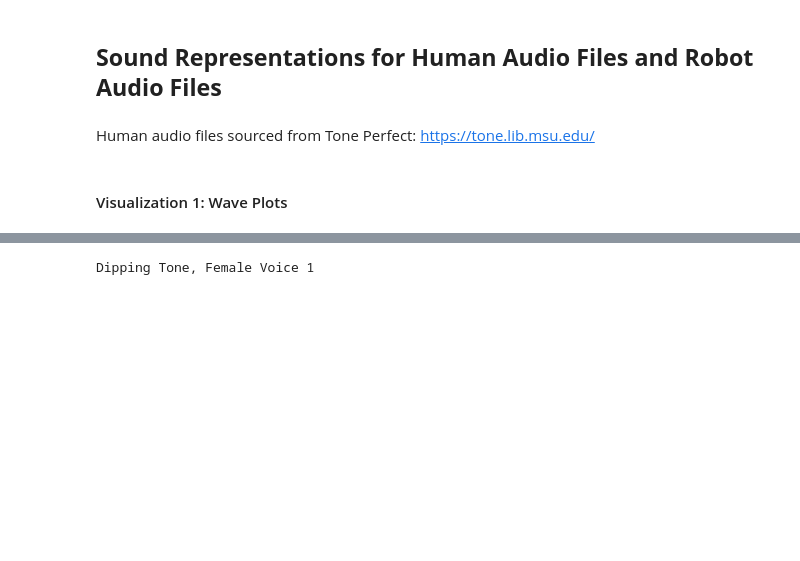
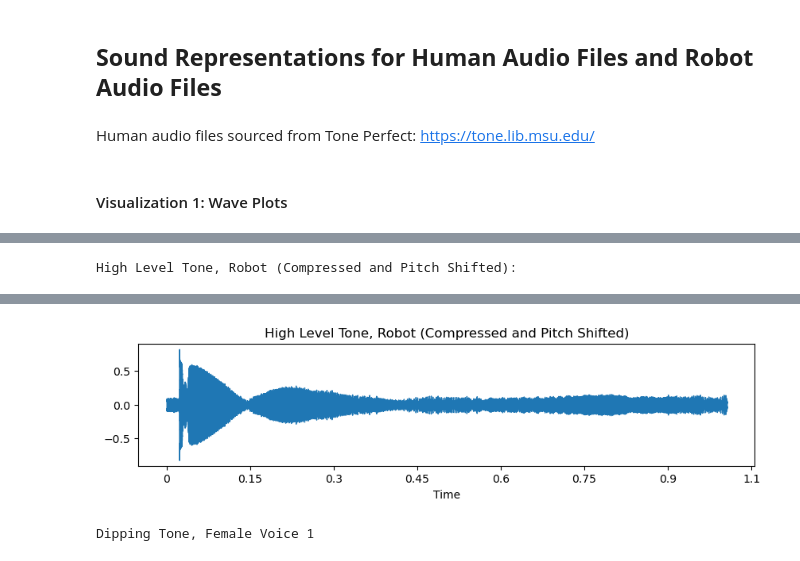
Before and after one commit to charlotteavra/mouth_robot, a Jupyter notebook: mouth_robot_audio_visuals.ipynb, the cells around one changed output, grey strips where cells are left out. Saved outputs shown, nothing was run; the diff lists cells and outputs as text; code cells hidden in the pictures; blank space fills up the shorter version.

```diff
--- a/mouth_robot_audio_visuals.ipynb
+++ b/mouth_robot_audio_visuals.ipynb
@@ -49,0 +60,10 @@ fall_r, fall_sr_r = librosa.core.load(file_path2 + '/MouthRobot890.wav')
+# %%
+high_r_compress = high_r[::3]
+high_r_compress = librosa.effects.pitch_shift(high_r_compress, sr=high_sr_r, n_steps = -20, bins_per_octave=12)
+plt.figure(figsize=(10, 2))
+plt.title('High Level Tone, Robot (Compressed and Pitch Shifted)')
+librosa.display.waveshow(high_r_compress, sr=high_sr_r)
+print('High Level Tone, Robot (Compressed and Pitch Shifted):')
+ipd.Audio(data = high_r_compress, rate = high_sr_r)
+# %% [output]
+High Level Tone, Robot (Compressed and Pitch Shifted):
@@ -50,3 +71,4 @@ fall_r, fall_sr_r = librosa.core.load(file_path2 + '/MouthRobot890.wav')
+[figure, added]
 # %%
 plt.figure(figsize=(10, 2))
 plt.title('Dipping Tone, Female Voice 1')
```
Also changed, not shown: parts of 2 cells of this notebook.
